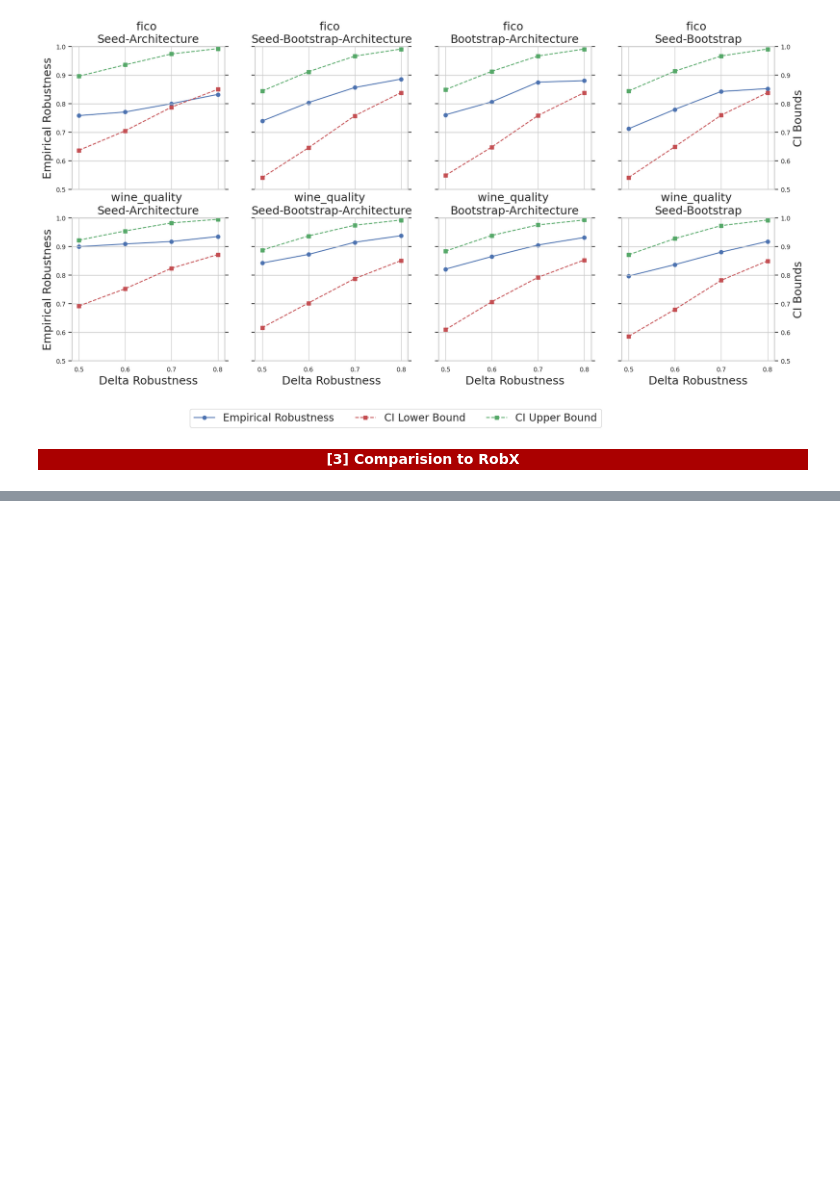
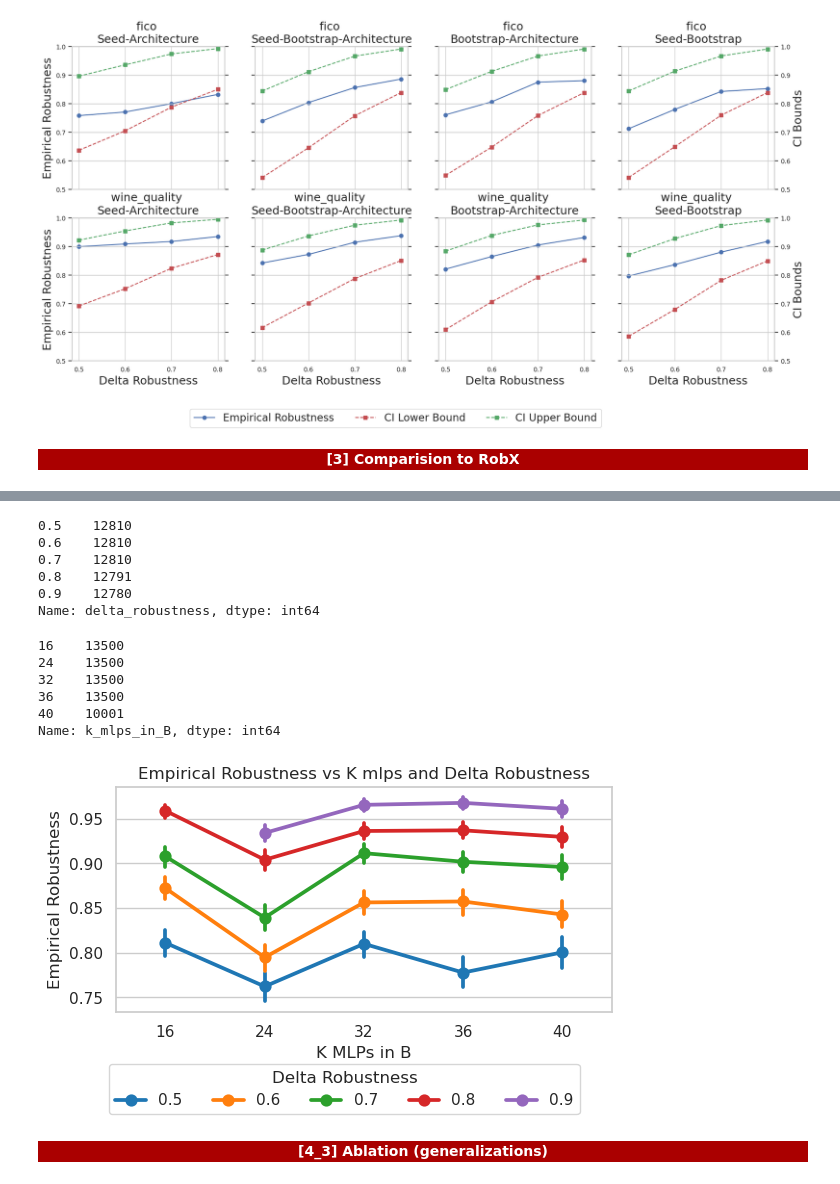
Before and after one commit to istepka/betarce, a Jupyter notebook: exp_vis.ipynb, the cells around one changed output, grey strips where cells are left out. Cells and saved outputs as stored; diff of their text form; code cells hidden in the pictures; blank space fills up the shorter version.

```diff
--- a/exp_vis.ipynb
+++ b/exp_vis.ipynb
@@ -414,0 +524,22 @@ plt.tight_layout()
+# %%
+k_sweep_results_path = 'results_combined' + '/k_sweep'
+
+results_list = []
+
+for dirs in os.listdir(k_sweep_results_path):
+    results = {}
+    if 'results' in dirs:
+        for file in os.listdir(f'{k_sweep_results_path}/{dirs}/results/'):
+            # print(file)
+            if file.endswith('.feather'):
+                number = int(file.split('_')[0])
+                res = pd.read_feather(f'{k_sweep_results_path}/{dirs}/results/{file}')
+                results[number] = res
+
+    sorted_keys = sorted(results.keys())
+    for k in sorted_keys:
+        results_list.append(results[k])
+
+# Concatenate all the results
+k_raw_df: pd.DataFrame = pd.concat(results_list, ignore_index=True)
+k_raw_df.head(5)
@@ -414,0 +553,42 @@ plt.tight_layout()
+# %%
+k_raw_df['delta_robustness'].value_counts()
+# %% [output]
+0.5    12810
+0.6    12810
+0.7    12810
+0.8    12791
+0.9    12780
+Name: delta_robustness, dtype: int64
+# %%
+k_raw_df['k_mlps_in_B'].value_counts()
+# %% [output]
+16    13500
+24    13500
+32    13500
+36    13500
+40    10001
+Name: k_mlps_in_B, dtype: int64
+# %%
+
+
+fig, axes = plt.subplots(figsize=(6, 4))
+
+sns.pointplot(data=k_raw_df,
+                x='k_mlps_in_B',
+                y='robust_counterfactual_validity_model2',
+                hue='delta_robustness',
+                palette='tab10',
+                ax=axes
+)
+
+plt.legend(title='Delta Robustness', bbox_to_anchor=(0.95, -0.2), ncol=5)
+plt.title('Empirical Robustness vs K mlps and Delta Robustness')
+plt.xlabel('K MLPs in B')
+plt.ylabel('Empirical Robustness')
+plt.tight_layout()
+
+plt.savefig(f'{images_dir}/4_2_empirical_robustness_vs_k_mlps.png', dpi=300, bbox_inches='tight')
+# %% [output]
+[figure, added]
+# %% [markdown]
+<div style="background-color: #AA0000; color: white; text-align: center; font-weight: bold">[4_3] Ablation (generalizations)</div>
```
Also changed, not shown: parts of 12 cells of this notebook.
